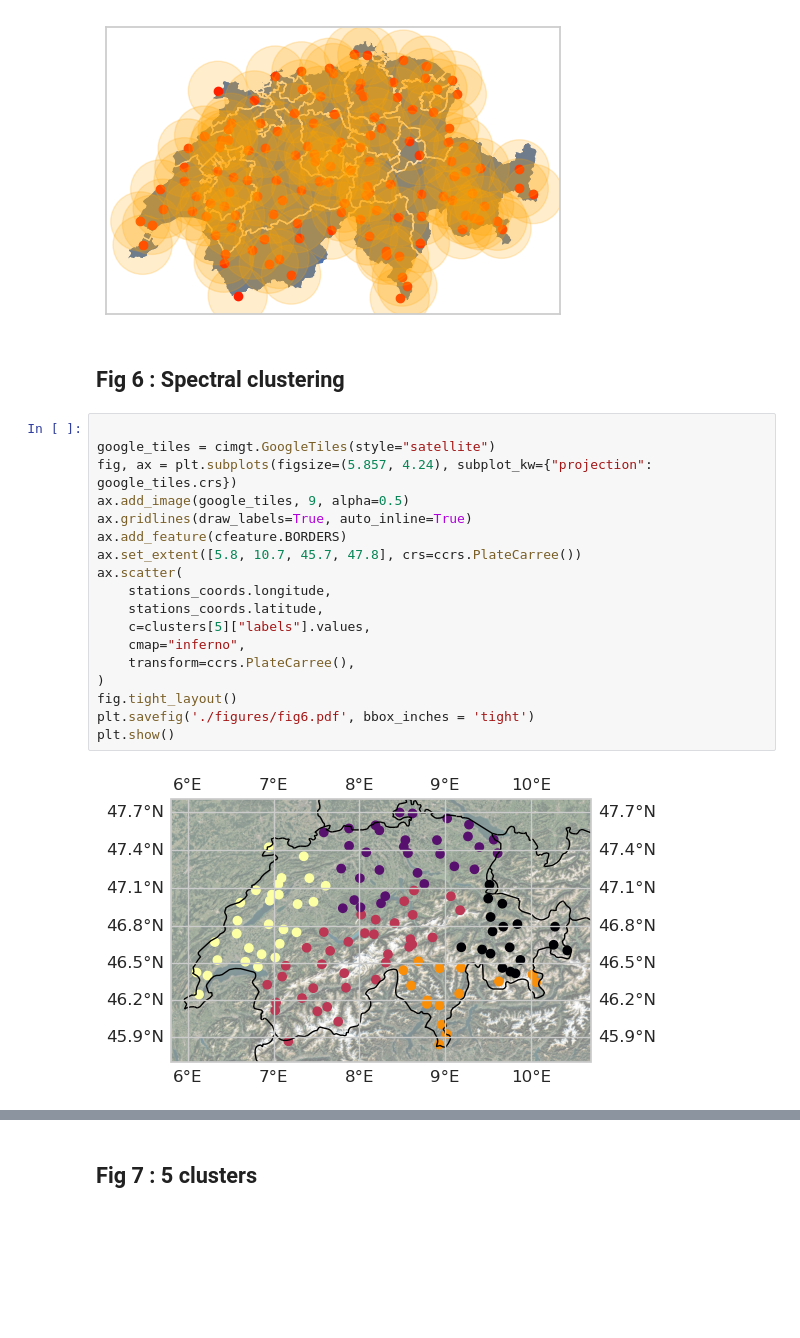
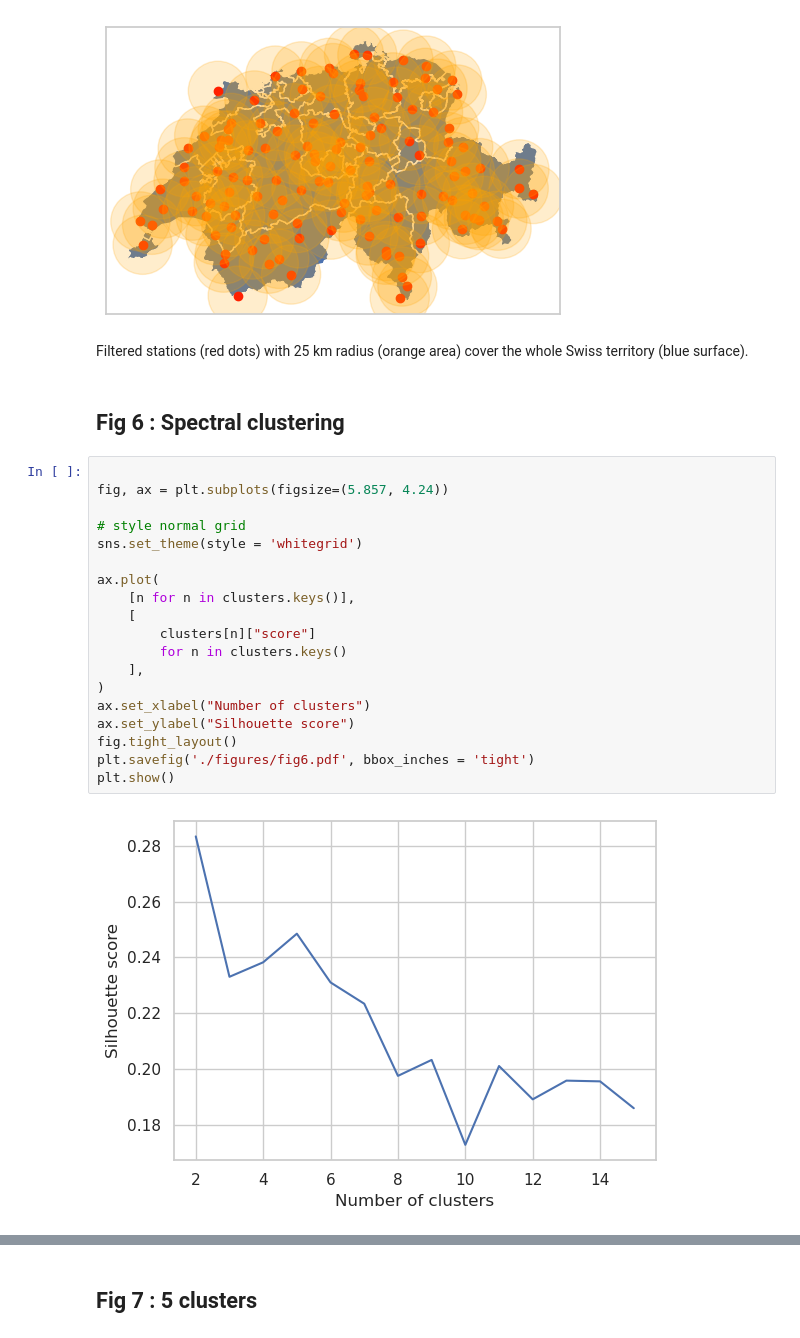
Before and after one commit to AntLrc/ConvectiveThunderstormWindGust_ML, a Jupyter notebook: figures.ipynb, the cells around one changed output, grey strips where cells are left out. Drawn from its saved outputs; the diff is of its cells as text; blank space fills up the shorter version.

```diff
--- a/figures.ipynb
+++ b/figures.ipynb
@@ -472,25 +473,28 @@ plt.savefig("./figures/fig5.pdf", bbox_inches = 'tight')
 plt.show()
 # %% [output]
 [figure]
+# %% [markdown]
+Filtered stations (red dots) with 25 km radius (orange area) cover the whole Swiss territory (blue surface).
 # %% [markdown]
 ## Fig 6 : Spectral clustering
-# %%
-
-google_tiles = cimgt.GoogleTiles(style="satellite")
-fig, ax = plt.subplots(figsize=(5.857, 4.24), subplot_kw={"projection": google_tiles.crs})
-ax.add_image(google_tiles, 9, alpha=0.5)
-ax.gridlines(draw_labels=True, auto_inline=True)
-ax.add_feature(cfeature.BORDERS)
-ax.set_extent([5.8, 10.7, 45.7, 47.8], crs=ccrs.PlateCarree())
-ax.scatter(
-    stations_coords.longitude,
-    stations_coords.latitude,
-    c=clusters[5]["labels"].values,
-    cmap="inferno",
-    transform=ccrs.PlateCarree(),
-)
-fig.tight_layout()
-plt.savefig('./figures/fig6.pdf', bbox_inches = 'tight')
-plt.show()
-# %% [output]
-[figure, removed]
+# %%
+
+fig, ax = plt.subplots(figsize=(5.857, 4.24))
+
+# style normal grid
+sns.set_theme(style = 'whitegrid')
+
+ax.plot(
+    [n for n in clusters.keys()],
+    [
+        clusters[n]["score"]
+        for n in clusters.keys()
+    ],
+)
+ax.set_xlabel("Number of clusters")
+ax.set_ylabel("Silhouette score")
+fig.tight_layout()
+plt.savefig('./figures/fig6.pdf', bbox_inches = 'tight')
+plt.show()
+# %% [output]
+[figure, added]
```
Also changed, not shown: parts of 18 cells of this notebook, 17 other files.
